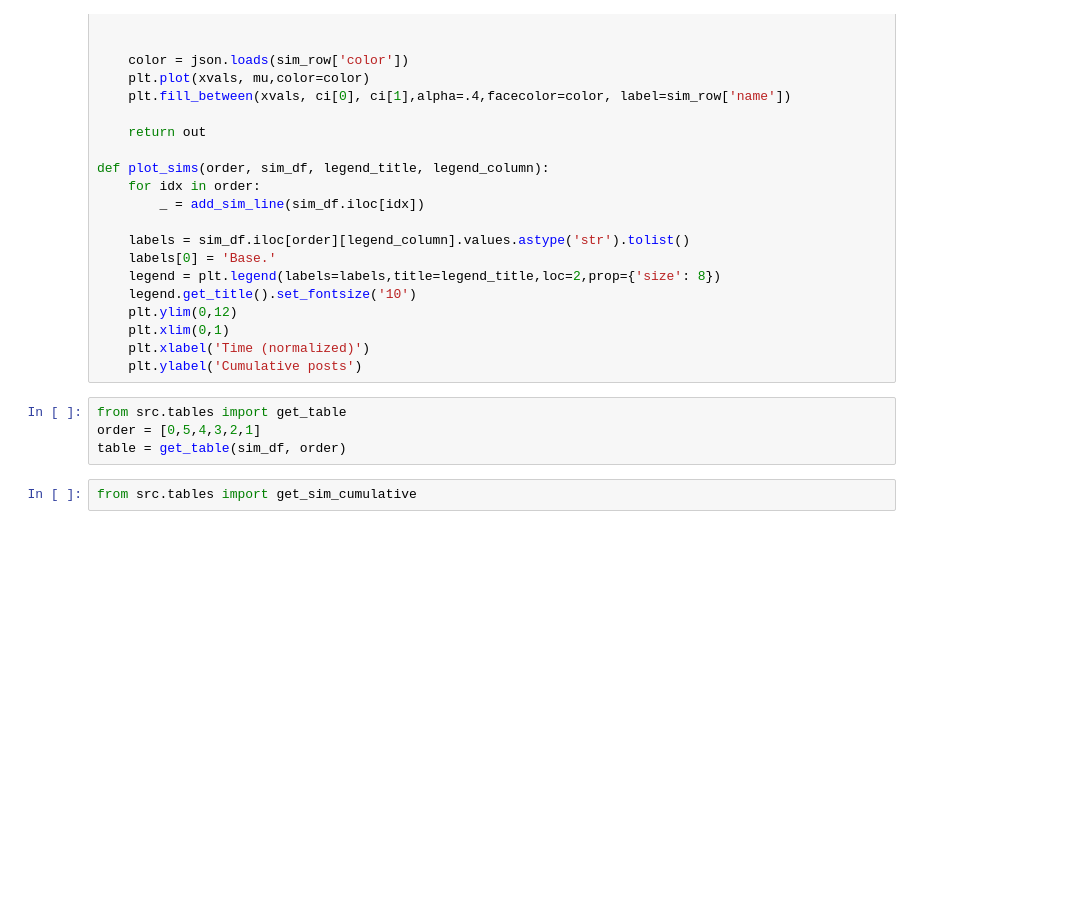
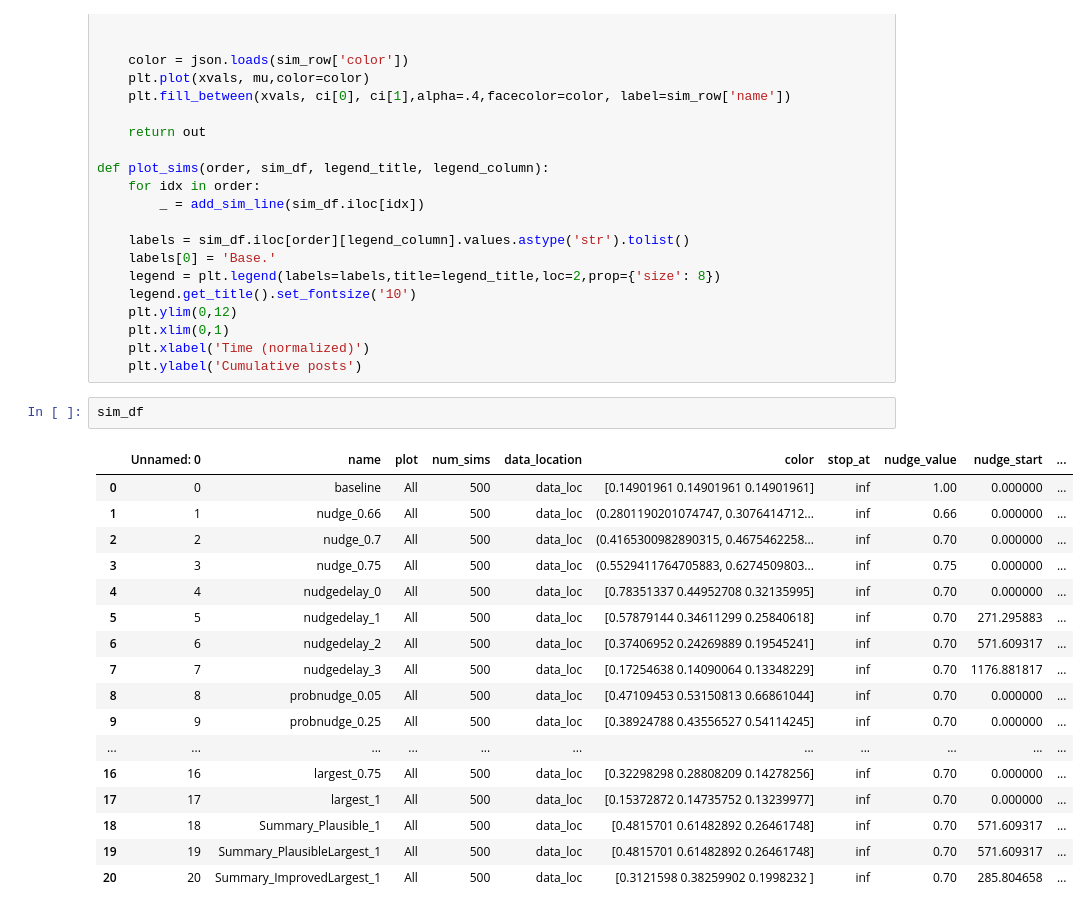
Before and after one commit to josephbb/CommunityNotesSim, a Jupyter notebook: Analysis.ipynb, the cells around one changed output. Cells and saved outputs as stored; diff of their text form; blank space fills up the shorter version.

```diff
--- a/Analysis.ipynb
+++ b/Analysis.ipynb
@@ -673,9 +605,23 @@ def plot_sims(order, sim_df, legend_title, legend_column):
     plt.xlim(0,1)
     plt.xlabel('Time (normalized)')
     plt.ylabel('Cumulative posts')
-# %%
-from src.tables import get_table
-order = [0,5,4,3,2,1]
-table = get_table(sim_df, order)
-# %%
-from src.tables import get_sim_cumulative
+# %%
+sim_df
+# %% [output]
+|  | Unnamed: 0 | name | plot | num_sims | data_location | color | stop_at | nudge_value | nudge_start | ... |
+| 0 | 0 | baseline | All | 500 | data_loc | [0.14901961 0.14901961 0.14901961] | inf | 1.00 | 0.000000 | ... |
+| 1 | 1 | nudge_0.66 | All | 500 | data_loc | (0.2801190201074747, 0.3076414712... | inf | 0.66 | 0.000000 | ... |
+| 2 | 2 | nudge_0.7 | All | 500 | data_loc | (0.4165300982890315, 0.4675462258... | inf | 0.70 | 0.000000 | ... |
+| 3 | 3 | nudge_0.75 | All | 500 | data_loc | (0.5529411764705883, 0.6274509803... | inf | 0.75 | 0.000000 | ... |
+| 4 | 4 | nudgedelay_0 | All | 500 | data_loc | [0.78351337 0.44952708 0.32135995] | inf | 0.70 | 0.000000 | ... |
+| 5 | 5 | nudgedelay_1 | All | 500 | data_loc | [0.57879144 0.34611299 0.25840618] | inf | 0.70 | 271.295883 | ... |
+| 6 | 6 | nudgedelay_2 | All | 500 | data_loc | [0.37406952 0.24269889 0.19545241] | inf | 0.70 | 571.609317 | ... |
+| 7 | 7 | nudgedelay_3 | All | 500 | data_loc | [0.17254638 0.14090064 0.13348229] | inf | 0.70 | 1176.881817 | ... |
+| 8 | 8 | probnudge_0.05 | All | 500 | data_loc | [0.47109453 0.53150813 0.66861044] | inf | 0.70 | 0.000000 | ... |
+| 9 | 9 | probnudge_0.25 | All | 500 | data_loc | [0.38924788 0.43556527 0.54114245] | inf | 0.70 | 0.000000 | ... |
+| ... | ... | ... | ... | ... | ... | ... | ... | ... | ... | ... |
+| 16 | 16 | largest_0.75 | All | 500 | data_loc | [0.32298298 0.28808209 0.14278256] | inf | 0.70 | 0.000000 | ... |
+| 17 | 17 | largest_1 | All | 500 | data_loc | [0.15372872 0.14735752 0.13239977] | inf | 0.70 | 0.000000 | ... |
+| 18 | 18 | Summary_Plausible_1 | All | 500 | data_loc | [0.4815701 0.61482892 0.26461748] | inf | 0.70 | 571.609317 | ... |
+| 19 | 19 | Summary_PlausibleLargest_1 | All | 500 | data_loc | [0.4815701 0.61482892 0.26461748] | inf | 0.70 | 571.609317 | ... |
+| 20 | 20 | Summary_ImprovedLargest_1 | All | 500 | data_loc | [0.3121598 0.38259902 0.1998232 ] | inf | 0.70 | 285.804658 | ... |
```
Also changed, not shown: parts of 70 cells of this notebook, 7 other files.
